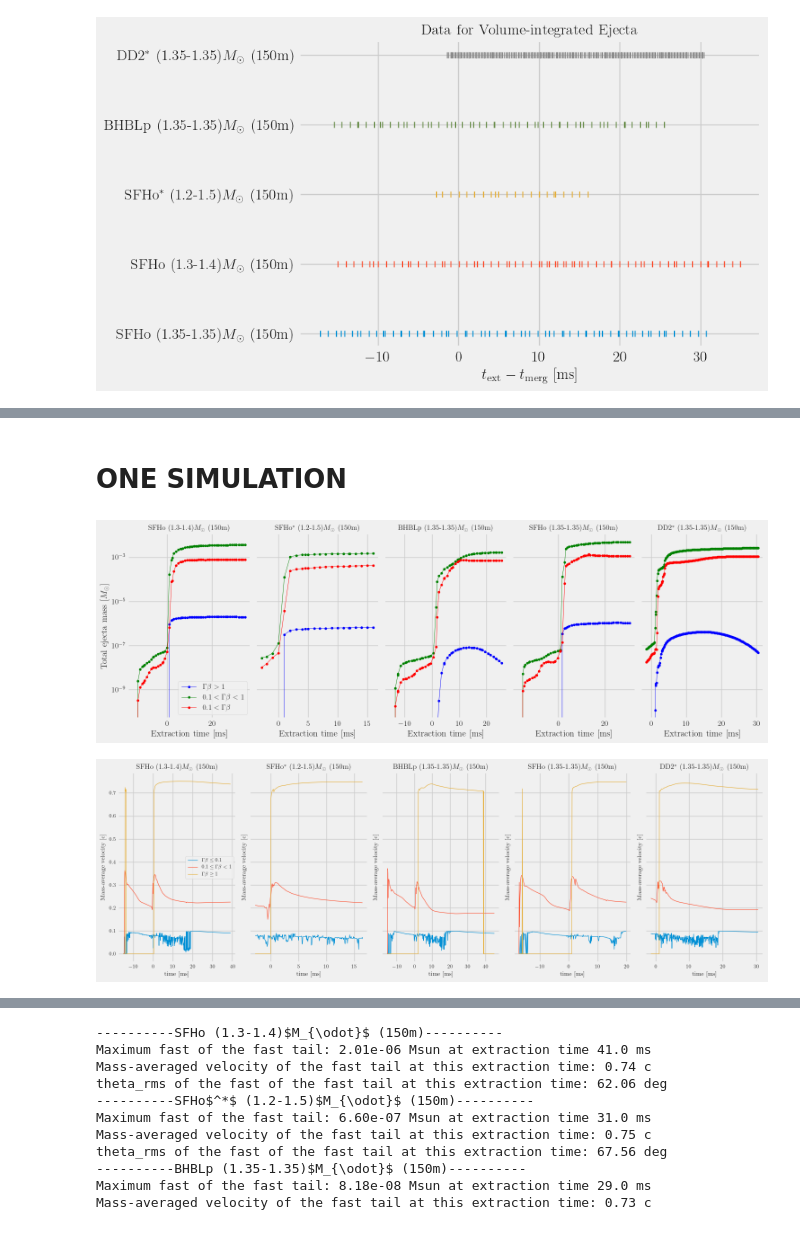
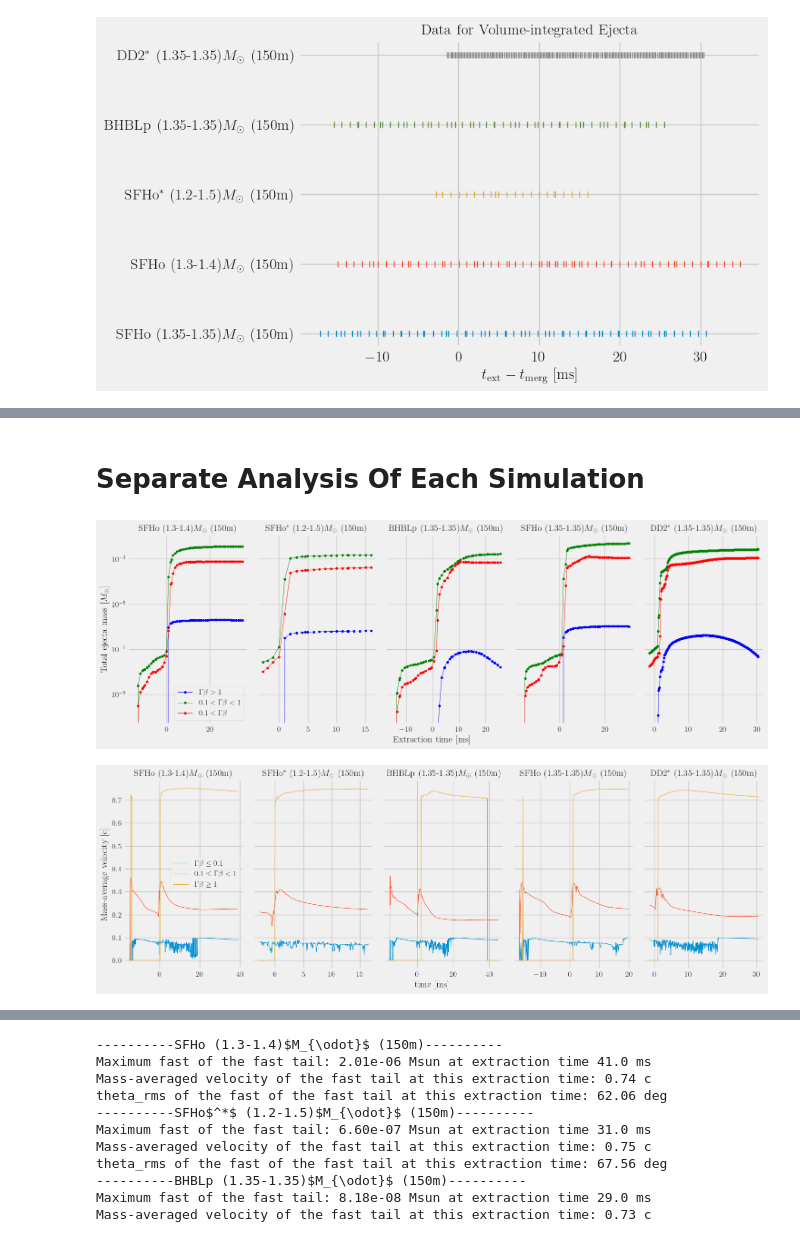
Before and after one commit to vsevolodnedora/PBA_projects, a Jupyter notebook: knafg/knafg_kenta/ejecta_analysis.ipynb, the cells around one changed output, grey strips where cells are left out. Cells and saved outputs as stored; diff of their text form; code cells hidden in the pictures.

```diff
--- a/knafg/knafg_kenta/ejecta_analysis.ipynb
+++ b/knafg/knafg_kenta/ejecta_analysis.ipynb
@@ -281,2 +277,0 @@ plot_all_sim_ejecta_massave_vel(
-# %% [markdown]
-# ONE SIMULATION
@@ -295,3 +278,5 @@ plot_all_sim_ejecta_massave_vel(
+# %% [markdown]
+# Separate Analysis Of Each Simulation
 # %%
 def plot_ejecta_mass_components_text(sim_dics:list[dict]):
 
@@ -318,12 +303,13 @@ def plot_ejecta_mass_components_text(sim_dics:list[dict]):
         ax.set_yscale("log")
         if i == 0 : ax.legend(fontsize=12,ncol=1)
         # ax.set_yscale("linear")
-        ax.set_xlabel("Extraction time [ms]",fontsize=14)
-        ax.set_title(sim_dic['label'])
+        # ax.set_xlabel("Extraction time [ms]",fontsize=14)
+        ax.set_title(sim_dic['label'], fontsize=14)
         # ax.grid(which="both",axis="both")
     axes[0].set_ylabel(r"Total ejecta mass $[M_{\odot}]$",fontsize=14)
     plt.tight_layout()
     # fig.title(r"Total ejecta mass vs $t_{rm ext}$"+sim_dic["label"])
+    fig.text(0.5, 0.001, "Extraction time [ms]", fontsize=14, ha='center')
     plt.savefig(figs+f"mass_components.png",dpi=256)
     plt.savefig(pdfs+f"mass_components.pdf")
 plot_ejecta_mass_components_text(sim_dics=[SIMULATIONS["SFHo_13_14_res150"],
@@ -335,4 +321,4 @@ plot_ejecta_mass_components_text(sim_dics=[SIMULATIONS["SFHo_13_14_res150"],
 plt.show()
 # plot_ejecta_mass_components_text(dd=ej_data)
 # %% [output]
-[figure, old version]
+[figure, new version]
@@ -362,38 +329,42 @@ def plot_mdot_vave(sim_dics : [dict]):
 
     for i, sim_dic in enumerate(sim_dics):
         data = PBA.id_kenta.Data(fpath_rhomax=sim_dic["datadir"]+sim_dic["rhomax"],
                                  fpath_mdot=sim_dic["datadir"]+sim_dic["mdot_extract"])
 
 
         df = data.df_mdot
         tmerg = sim_dic["tmerg"]
         times = df["time"]
         times = times - tmerg
 
         ax = axes[i]
         ax.plot(times, df[f"vave_slow"],color=color_pal[0],label=r"$\Gamma\beta \leq 0.1$", lw=.8)
         ax.plot(times, df[f"vave_mid"],color=color_pal[1],label=r'$0.1 \leq \Gamma\beta < 1$',lw=.8)
         ax.plot(times, df[f"vave_fast"],color=color_pal[2],label=r'$\Gamma\beta \geq 1$', lw=.8)
         # ax.set_yscale("log")
-        if i == 0: ax.legend(loc="best")
-        ax.set_xlabel("time [ms]")
-        ax.set_ylabel("Mass-average velocity [c]")
+        if i == 0:
+            ax.legend(loc="best",fontsize=12)
+            ax.set_ylabel("Mass-average velocity [c]", fontsize=14)
+        # ax.set_xlabel("time [ms]", fontsize=14)
+        # ax.set_ylabel("Mass-average velocity [c]", fontsize=14)
         # ax.set_ylim(1e-9,1e-2)
+        ax.tick_params(labelsize=12)
 
-        ax.set_title(sim_dic['label'])#(r"$\langle \upsilon \rangle$"+f" for {sim_dic['label']}")
+        ax.set_title(sim_dic['label'], fontsize=14)#(r"$\langle \upsilon \rangle$"+f" for {sim_dic['label']}")
 
     plt.tight_layout()
+    fig.text(0.5, 0.001, "time [ms]", fontsize=14, ha='center')
     plt.savefig(figs+f"vave.png",dpi=256)
     plt.savefig(pdfs+f"vave.pdf")
     plt.show()
 plot_mdot_vave(sim_dics=[SIMULATIONS["SFHo_13_14_res150"],
                          SIMULATIONS["SFHo_12_15_res150_B15_HLLD"],
                          SIMULATIONS["BHBLp_135_135_res150"],
                          SIMULATIONS["SFHo_135_135_res150_new"],
                          SIMULATIONS["DD2_135_135_res150"]
                          ])
 # %% [output]
-[figure, old version]
+[figure, new version]
 # %%
 # Definition of a retarded time for ejecta mass flux
 def get_tret(r : float, vinf_ave0 : float =.7) -> float:
```
Also changed, not shown: parts of 21 cells of this notebook, 1 other file.
